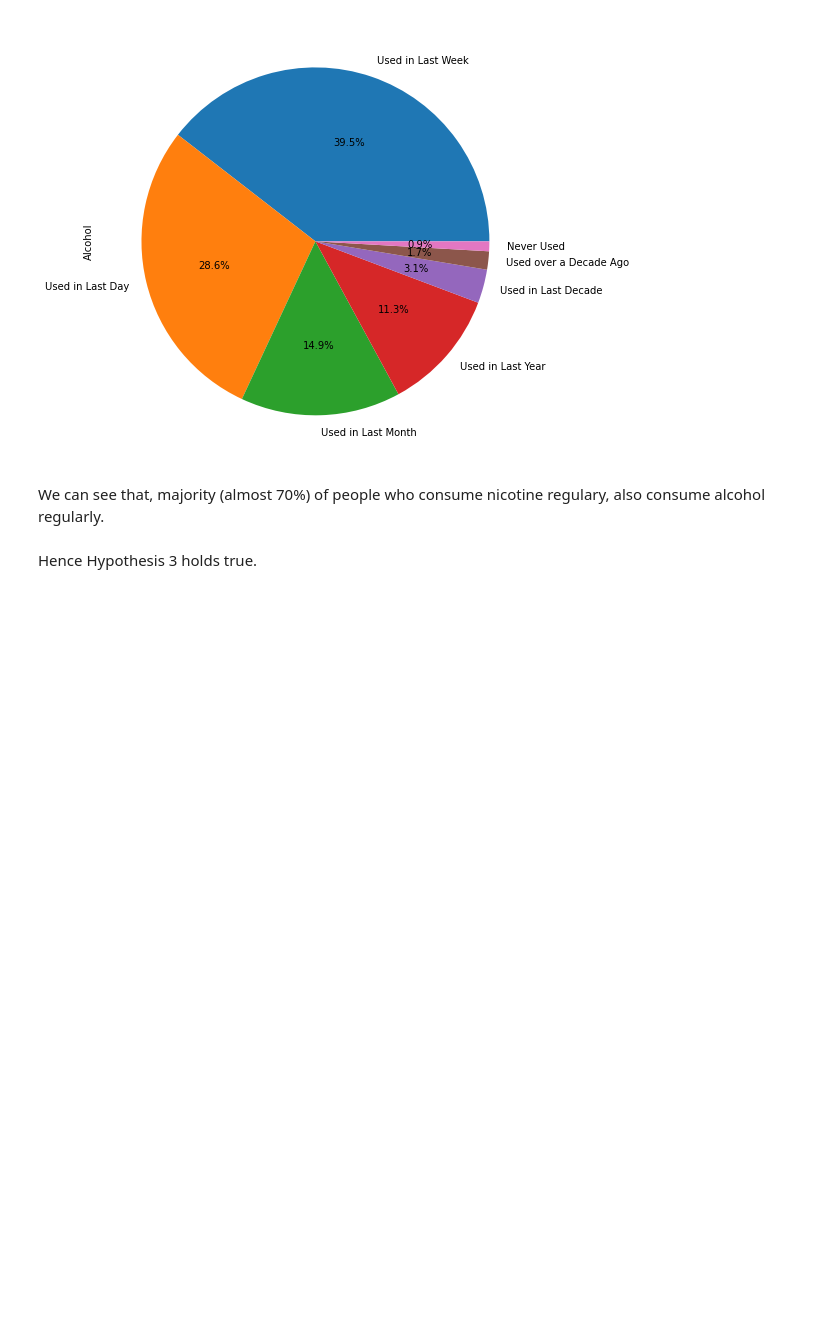
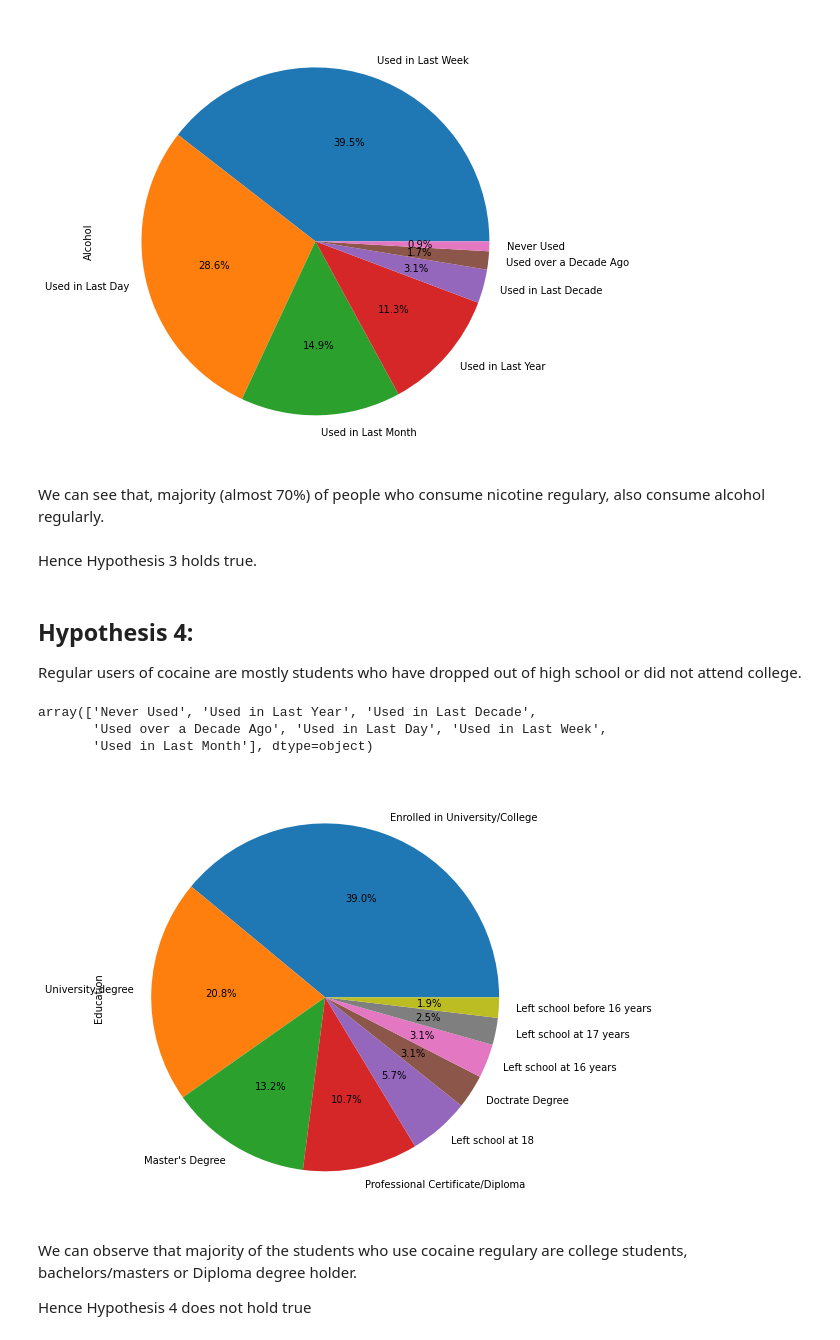
Before and after one commit to akshat3196/final_project_2020Sp, a Jupyter notebook: Final_Project_PR.ipynb, the cells around one changed output. Drawn from its saved outputs; the diff is of its cells as text; code cells hidden in the pictures; blank space fills up the shorter version.

```diff
--- a/Final_Project_PR.ipynb
+++ b/Final_Project_PR.ipynb
@@ -597,3 +599,22 @@ value_percentage_chart(top_nicotine_consumption, 'Alcohol')
 We can see that, majority (almost 70%) of people who consume nicotine regulary, also consume alcohol regularly.
 # %% [markdown]
 Hence Hypothesis 3 holds true.
+# %% [markdown]
+## Hypothesis 4:
+Regular users of cocaine are mostly students who have dropped out of high school or did not attend college.
+# %%
+df['Cocaine'].unique()
+# %% [output]
+array(['Never Used', 'Used in Last Year', 'Used in Last Decade',
+       'Used over a Decade Ago', 'Used in Last Day', 'Used in Last Week',
+       'Used in Last Month'], dtype=object)
+# %%
+regular_cocaine_user= df[df['Cocaine'].isin(['Used in Last Week', 'Used in Last Day','Used in Last Month'])]
+# %%
+value_percentage_chart(regular_cocaine_user,'Education')
+# %% [output]
+[figure, added]
+# %% [markdown]
+We can observe that majority of the students who use cocaine regulary are college students, bachelors/masters or Diploma degree holder.
+
+Hence Hypothesis 4 does not hold true
```
Also changed, not shown: parts of 3 cells of this notebook.
